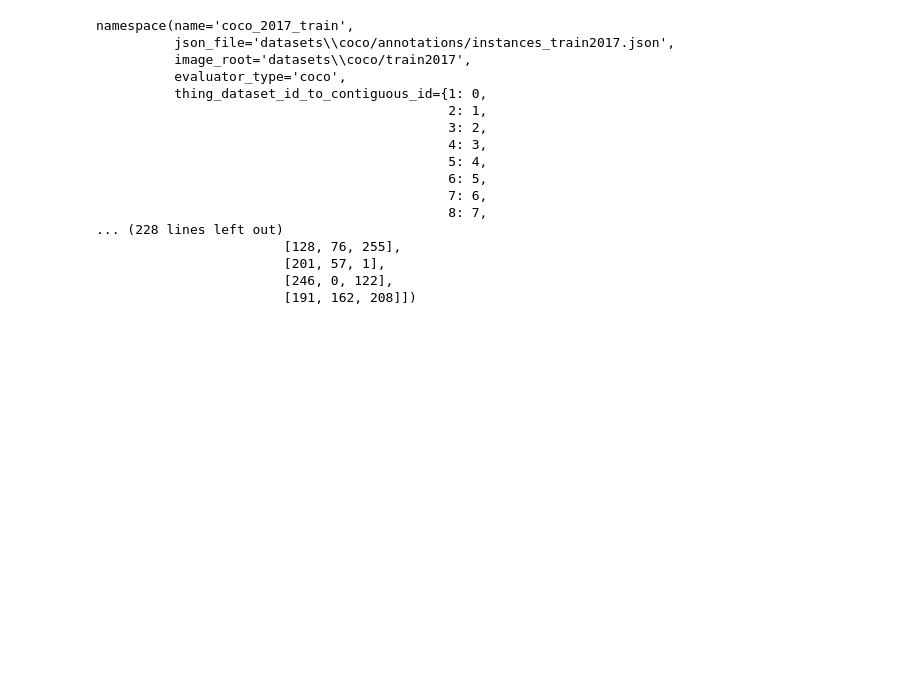
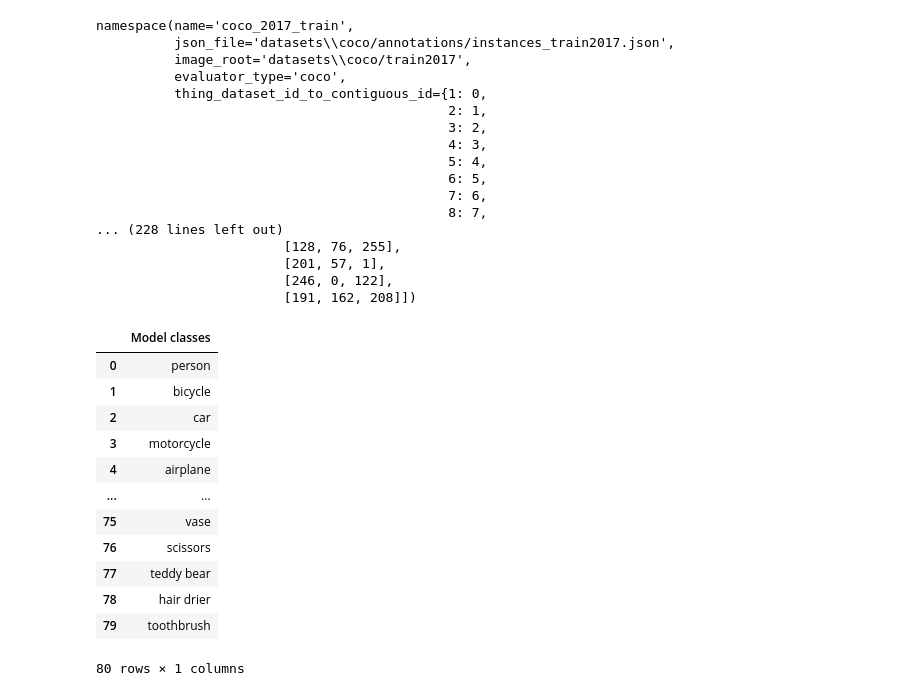
Before and after one commit to mohliyet/detectron2, a Jupyter notebook: detectron2_test.ipynb, the cells around one changed output. Saved outputs shown, nothing was run; the diff lists cells and outputs as text; code cells hidden in the pictures; blank space fills up the shorter version.

```diff
--- a/detectron2_test.ipynb
+++ b/detectron2_test.ipynb
@@ -86,3 +91,22 @@ namespace(name='coco_2017_train',
                         [201, 57, 1],
                         [246, 0, 122],
                         [191, 162, 208]])
+# %%
+import pandas as pd
+modelclasses = MetadataCatalog.get(cfg.DATASETS.TRAIN[0]).thing_classes
+df = pd.DataFrame(modelclasses,columns=['Model classes'])
+df
+# %% [output]
+|  | Model classes |
+| 0 | person |
+| 1 | bicycle |
+| 2 | car |
+| 3 | motorcycle |
+| 4 | airplane |
+| ... | ... |
+| 75 | vase |
+| 76 | scissors |
+| 77 | teddy bear |
+| 78 | hair drier |
+| 79 | toothbrush |
+80 rows × 1 columns
```
Also changed, not shown: parts of 11 cells of this notebook, 2 other files.
